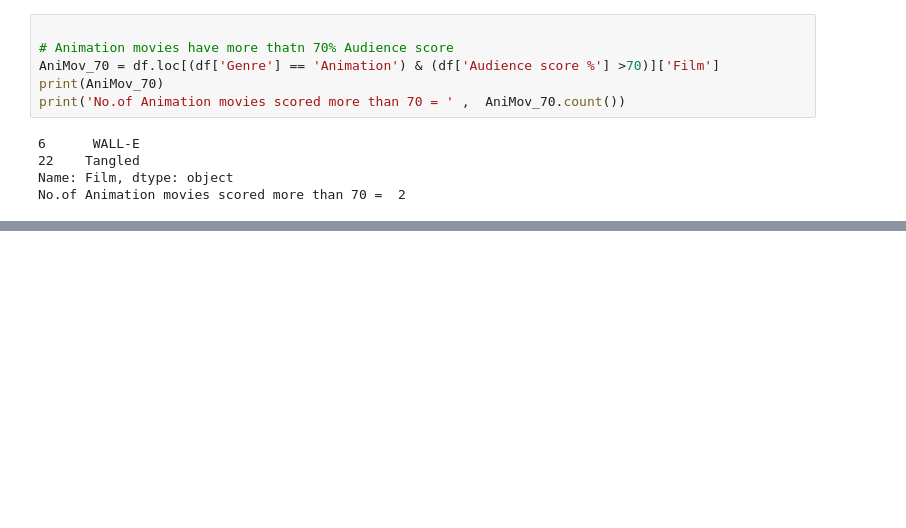
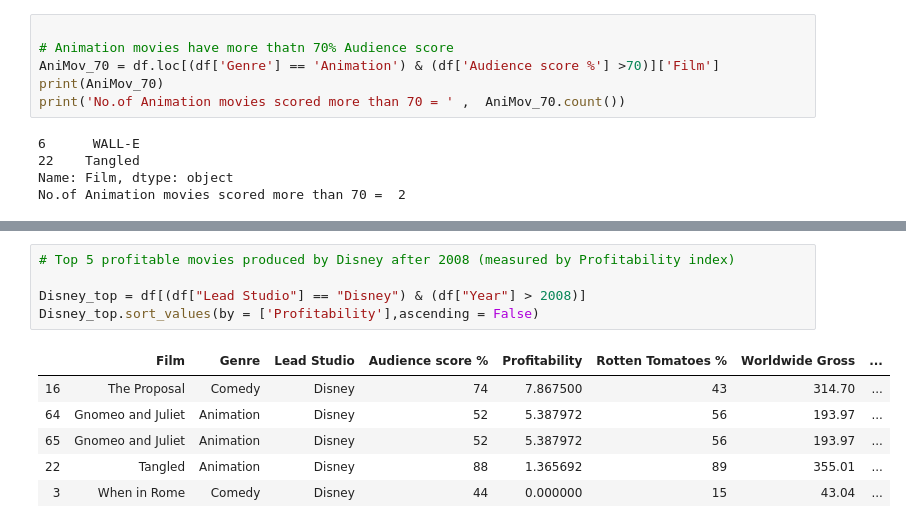
Before and after one commit to arunrock98/Movies_dataset, a Jupyter notebook: movies.ipynb, the cells around one changed output, grey strips where cells are left out. Drawn from its saved outputs; the diff is of its cells as text; blank space fills up the shorter version.

```diff
--- a/movies.ipynb
+++ b/movies.ipynb
@@ -165,0 +216,12 @@ print(Top_5.head(5))
+# %%
+# Top 5 profitable movies produced by Disney after 2008 (measured by Profitability index)
+
+Disney_top = df[(df["Lead Studio"] == "Disney") & (df["Year"] > 2008)]
+Disney_top.sort_values(by = ['Profitability'],ascending = False)
+# %% [output]
+|  | Film | Genre | Lead Studio | Audience score % | Profitability | Rotten Tomatoes % | Worldwide Gross | ... |
+| 16 | The Proposal | Comedy | Disney | 74 | 7.867500 | 43 | 314.70 | ... |
+| 64 | Gnomeo and Juliet | Animation | Disney | 52 | 5.387972 | 56 | 193.97 | ... |
+| 65 | Gnomeo and Juliet | Animation | Disney | 52 | 5.387972 | 56 | 193.97 | ... |
+| 22 | Tangled | Animation | Disney | 88 | 1.365692 | 89 | 355.01 | ... |
+| 3 | When in Rome | Comedy | Disney | 44 | 0.000000 | 15 | 43.04 | ... |
```
Also changed, not shown: parts of 10 cells of this notebook.
